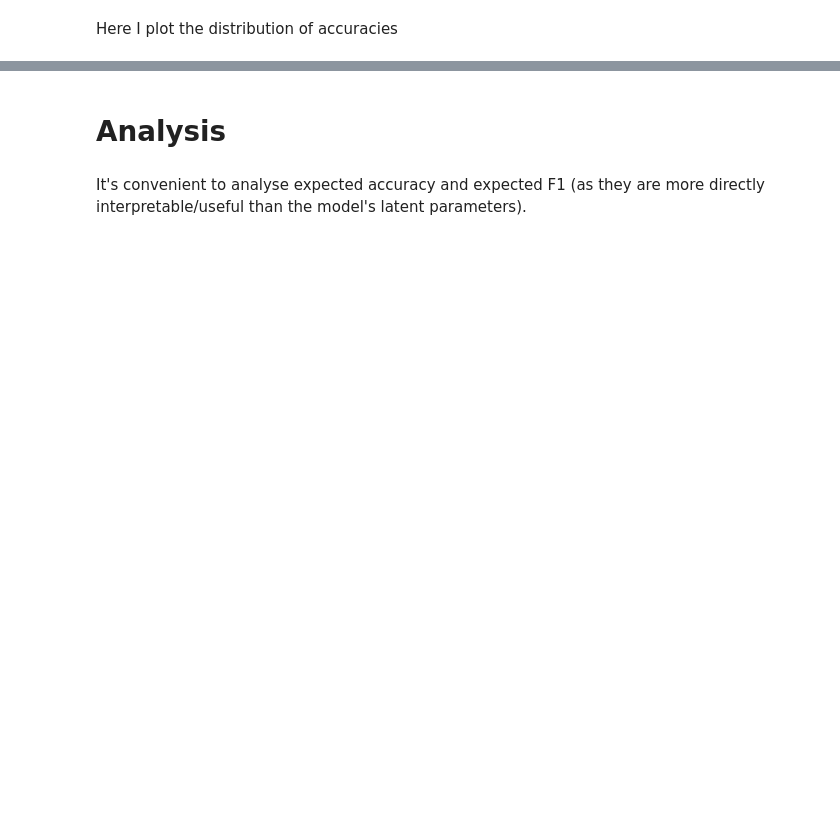
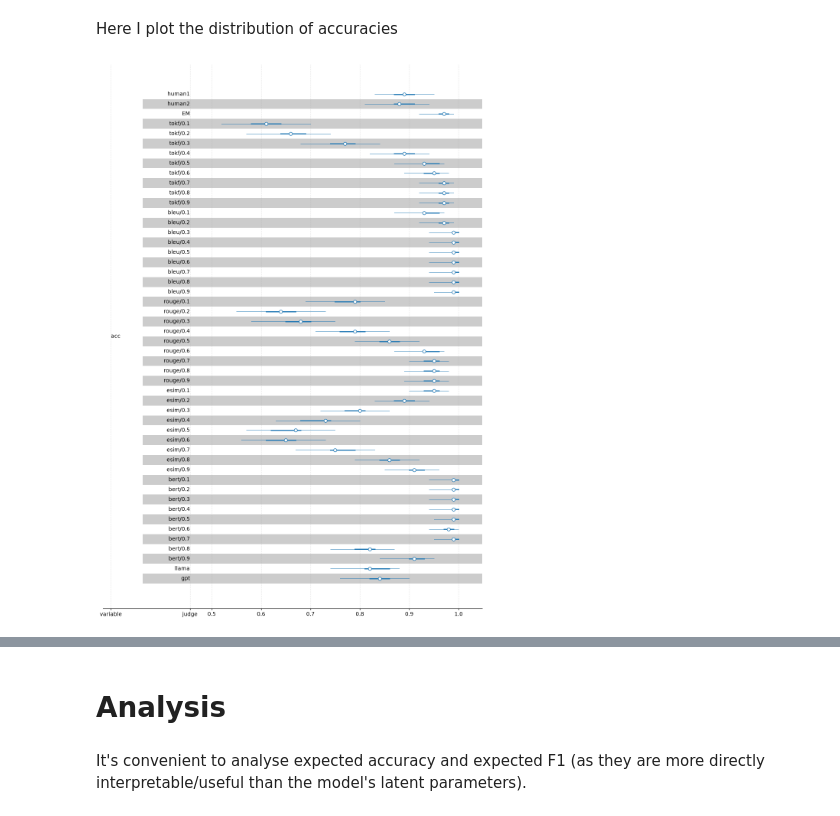
Before and after one commit to probabll/buqeval, a Jupyter notebook: BDA-F1.ipynb, the cells around one changed output, grey strips where cells are left out. Drawn from its saved outputs; the diff is of its cells as text; code cells hidden in the pictures; blank space fills up the shorter version.

```diff
--- a/BDA-F1.ipynb
+++ b/BDA-F1.ipynb
@@ -484,27 +543,27 @@ for rid, rname in enumerate(data.raters):
 # %%
 pred_data = az.from_dict(
     {
         'posterior': {'acc': np.stack(pred_dict['acc'], -1).reshape(num_chains, num_samples, -1)}
     },
     dims={
         'acc': ['judge'],
     },
     coords={
         "judge": data.raters,
     },
 )
 _ = az.plot_forest(
     pred_data,
     var_names=['acc'],
     combined=True,
     shade_label='judge',
-    point_estimate="median",
-    ci_kind='hdi',
-    ci_probs=(0.5, 0.9),
+    **az_stats_params
 )
 # _ = plt.title("Posterior Predictive Accuracy")
 # _ = plt.tight_layout()
 plt.savefig(f'inferences/{experiment}.predictive-acc-all.pdf')
+# %% [output]
+[figure, added]
 # %%
 _ = az.plot_forest(
     pred_data.sel(judge=chosen_judges + chosen_oracles),
```
Also changed, not shown: parts of 27 cells of this notebook, 21 other files.
